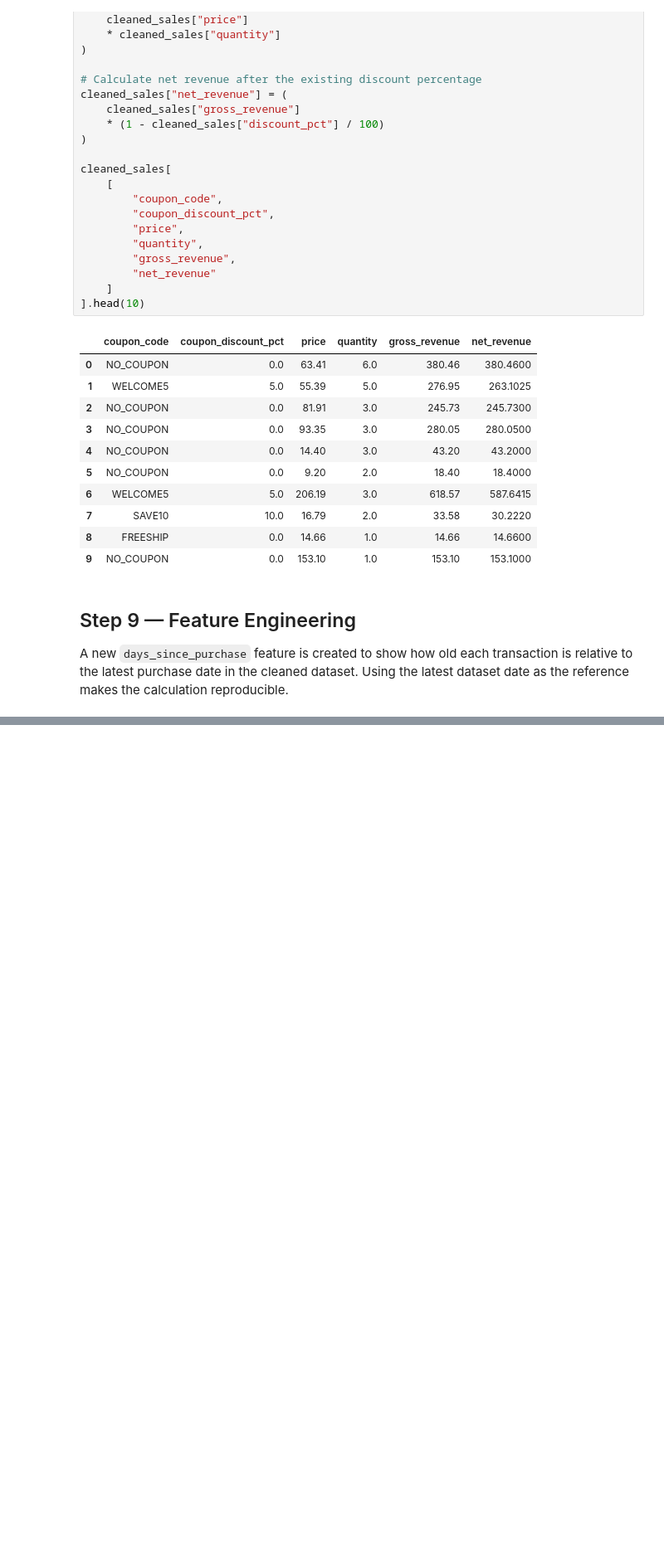
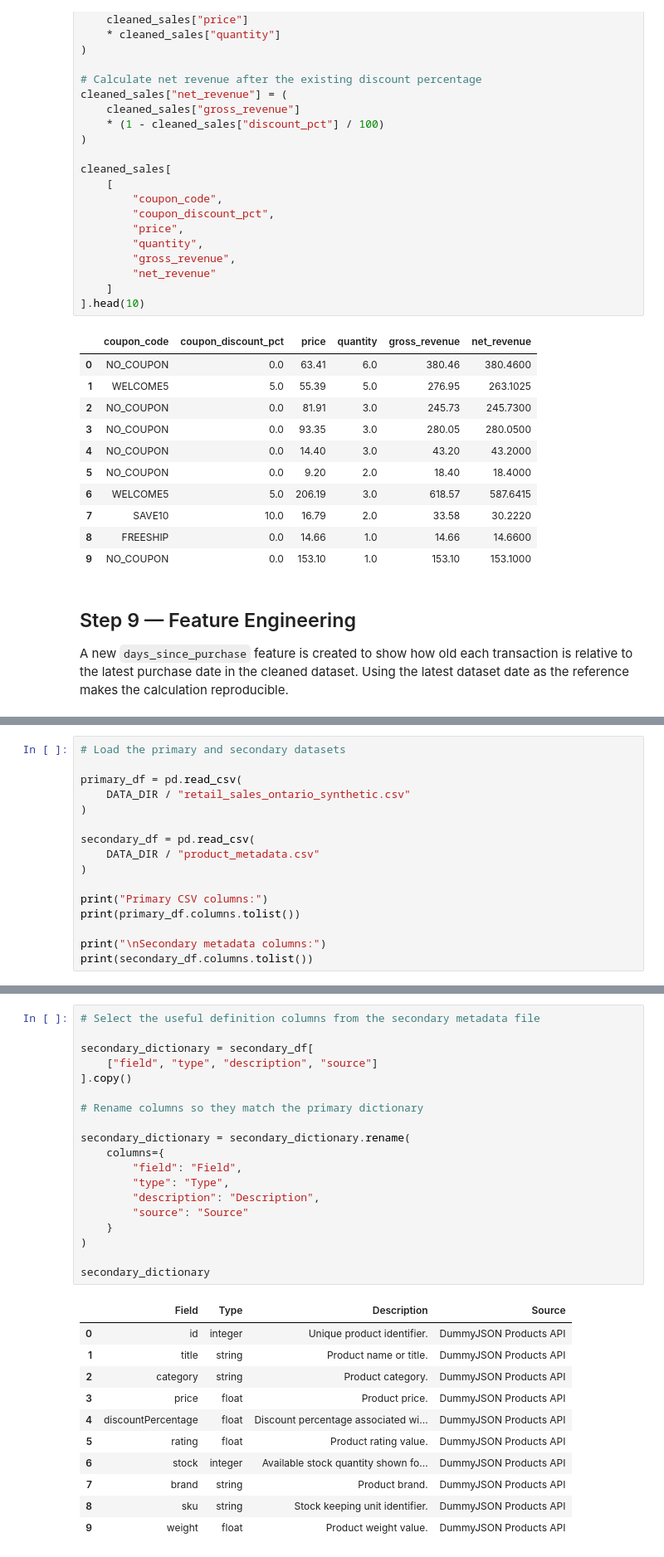
Before and after one commit to UbaidUllah777/Lab1---Data-Collection-and-Pre-processing, a Jupyter notebook: notebooks/DataEngineering_Lab1.ipynb, the cells around one changed output, grey strips where cells are left out. Shown at 83% size. Cells and saved outputs as stored; diff of their text form; blank space fills up the shorter version.

```diff
--- a/notebooks/DataEngineering_Lab1.ipynb
+++ b/notebooks/DataEngineering_Lab1.ipynb
@@ -372,0 +489,16 @@ cleaned_sales[
+# %%
+# Load the primary and secondary datasets
+
+primary_df = pd.read_csv(
+    DATA_DIR / "retail_sales_ontario_synthetic.csv"
+)
+
+secondary_df = pd.read_csv(
+    DATA_DIR / "product_metadata.csv"
+)
+
+print("Primary CSV columns:")
+print(primary_df.columns.tolist())
+
+print("\nSecondary metadata columns:")
+print(secondary_df.columns.tolist())
@@ -372,0 +622,31 @@ cleaned_sales[
+# %%
+# Select the useful definition columns from the secondary metadata file
+
+secondary_dictionary = secondary_df[
+    ["field", "type", "description", "source"]
+].copy()
+
+# Rename columns so they match the primary dictionary
+
+secondary_dictionary = secondary_dictionary.rename(
+    columns={
+        "field": "Field",
+        "type": "Type",
+        "description": "Description",
+        "source": "Source"
+    }
+)
+
+secondary_dictionary
+# %% [output]
+|  | Field | Type | Description | Source |
+| 0 | id | integer | Unique product identifier. | DummyJSON Products API |
+| 1 | title | string | Product name or title. | DummyJSON Products API |
+| 2 | category | string | Product category. | DummyJSON Products API |
+| 3 | price | float | Product price. | DummyJSON Products API |
+| 4 | discountPercentage | float | Discount percentage associated wi... | DummyJSON Products API |
+| 5 | rating | float | Product rating value. | DummyJSON Products API |
+| 6 | stock | integer | Available stock quantity shown fo... | DummyJSON Products API |
+| 7 | brand | string | Product brand. | DummyJSON Products API |
+| 8 | sku | string | Stock keeping unit identifier. | DummyJSON Products API |
+| 9 | weight | float | Product weight value. | DummyJSON Products API |
```
Also changed, not shown: parts of 19 cells of this notebook, 4 other files.
